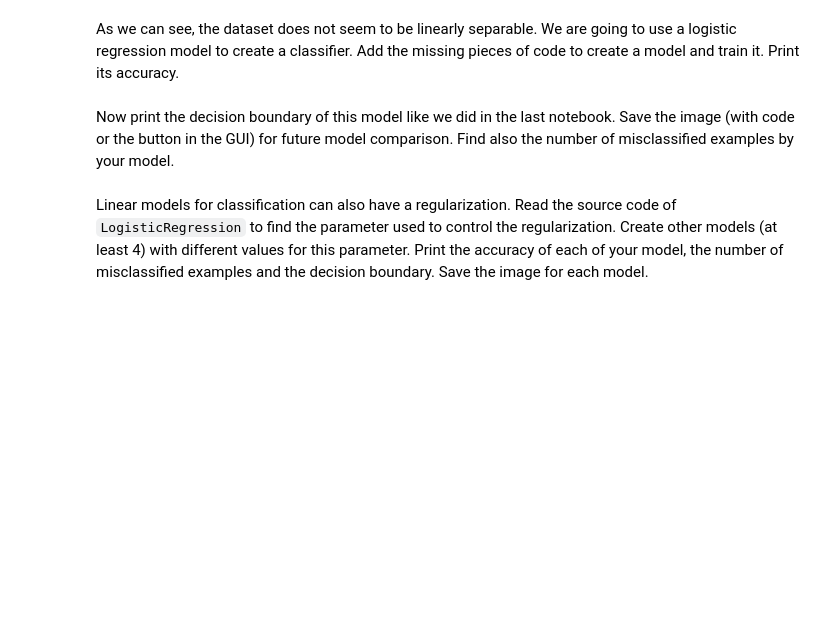
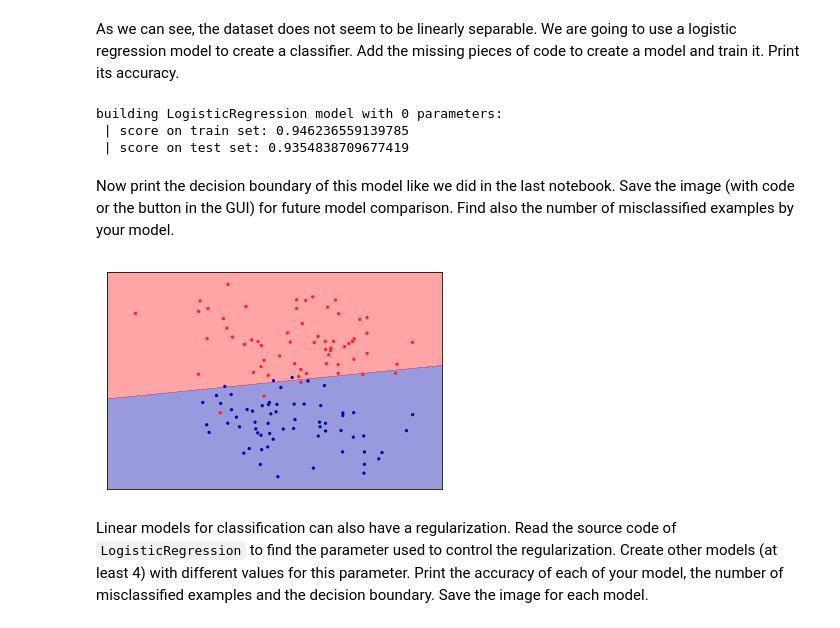
Before and after one commit to RaphaelChevasson/data-analysis, a Jupyter notebook: session-3/session-3.ipynb, the cells around one changed output. Drawn from its saved outputs; the diff is of its cells as text; code cells hidden in the pictures; blank space fills up the shorter version.

```diff
--- a/session-3/session-3.ipynb
+++ b/session-3/session-3.ipynb
@@ -11,6 +11,7 @@ Run the script `datasets.py` like you did in the last notebook to load the funct
 # %%
 # use the make_forge() function to generate a set of 500 points X and
 # their labels y for classification
+X, y = make_forge(n_samples=500)
 # %%
 # this snippet prints the points on a 2d space
 import matplotlib.pyplot as plt
@@ -26,4 +25,29 @@ from sklearn.linear_model import LogisticRegression
+# %%
+from sklearn.model_selection import train_test_split
+X_train, X_test, y_train, y_test = train_test_split(X, y, random_state=0)
+
+from sklearn.linear_model import LogisticRegression
+def fit_and_score(model_class, X_train, X_test, y_train, y_test, *args, **kwargs):
+    model = model_class(*args, **kwargs)
+    model.fit(X_train, y_train)
+    print("building {} model with {} parameters:".format(model_class.__name__, len(args) + len(kwargs)),
+          *["arg {} = {}".format(i, args[i]) for i in range(len(args))],
+          *["{} = {}".format(kwarg, kwargs[kwarg]) for kwarg in kwargs])
+    print(" | score on train set:", model.score(X_train, y_train))
+    print(" | score on test set:", model.score(X_test, y_test))
+    return model
+model = fit_and_score(LogisticRegression, X_train, X_test, y_train, y_test)
+# %% [output]
+building LogisticRegression model with 0 parameters:
+ | score on train set: 0.946236559139785
+ | score on test set: 0.9354838709677419
 # %% [markdown]
 Now print the decision boundary of this model like we did in the last notebook. Save the image (with code or the button in the GUI) for future model comparison. Find also the number of misclassified examples by your model.
+# %%
+%run plots.py
+plot_2d_separator(model, X_test, y_test, fill=True, eps=0.5, alpha=0.4)
+plt.savefig("first_model_boundaries.png")
+# %% [output]
+[figure, added]
 # %% [markdown]
 Linear models for classification can also have a regularization. Read the source code of `LogisticRegression` to find the parameter used to control the regularization. Create other models (at least 4) with different values for this parameter. Print the accuracy of each of your model, the number of misclassified examples and the decision boundary. Save the image for each model.
```
Also changed, not shown: parts of 16 cells of this notebook, 5 other files.
